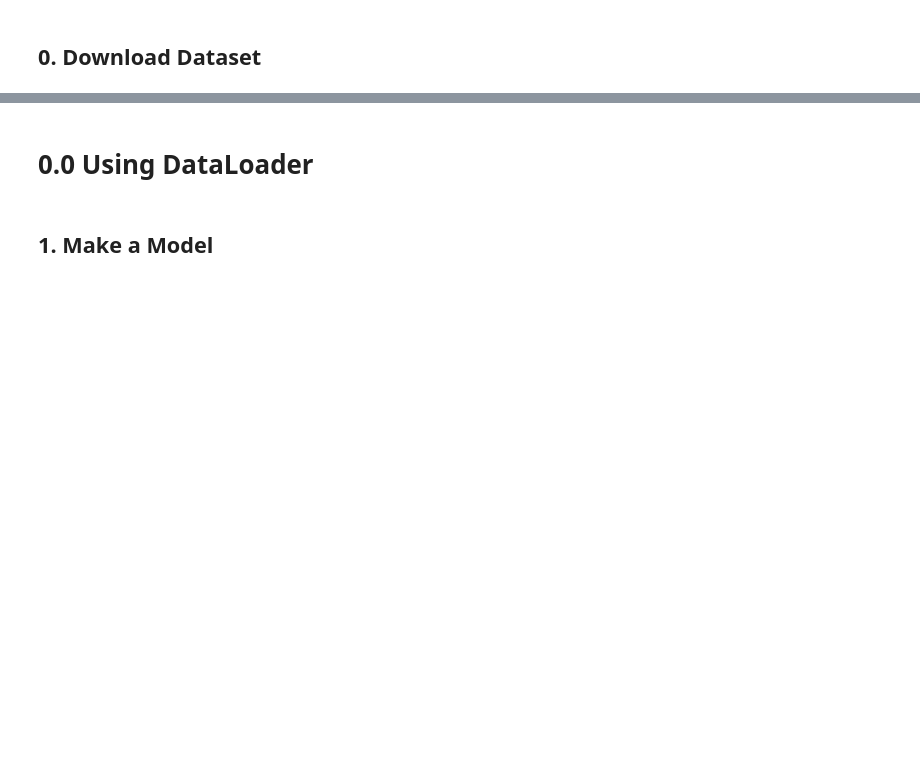
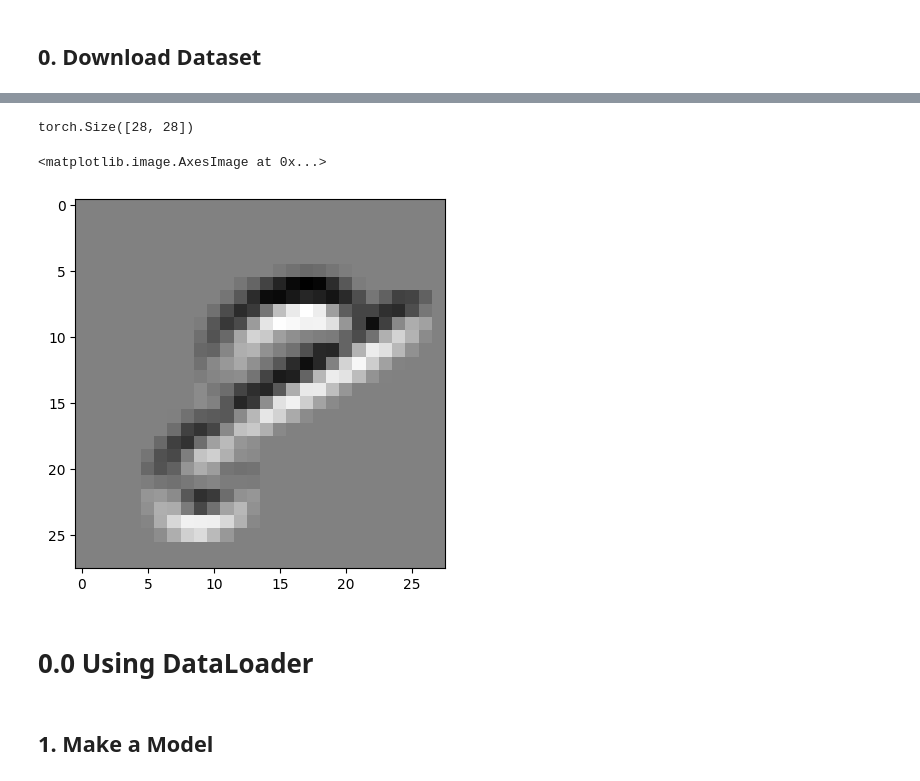
Before and after one commit to jdasam/mas1004, a Jupyter notebook: live_coding/7_cnn.ipynb, the cells around one changed output, grey strips where cells are left out. Cells and saved outputs as stored; diff of their text form; code cells hidden in the pictures; blank space fills up the shorter version.

```diff
--- a/live_coding/7_cnn.ipynb
+++ b/live_coding/7_cnn.ipynb
@@ -43,3 +85,27 @@ len(train_data)
+# %%
+# We will move our kernel throughout the image and see the result
+kernel_size = 3
+
+total_outputs = []
+img = padded_img
+for h in range(img.shape[0] - (kernel_size -1) ):
+  row_output = []
+  for w in range(img.shape[1] - (kernel_size -1) ):
+    sliced_img = img[h:h+3, w:w+3]
+    convolution_output = (sliced_img * custom_kernel).sum().item()
+    # print(convolution_output)
+    row_output.append(convolution_output)
+  # print(row_output)
+  total_outputs.append(row_output)
+total_outputs = torch.tensor(total_outputs)
+total_outputs.shape
+# %% [output]
+torch.Size([28, 28])
+# %%
+plt.imshow(total_outputs)
+# %% [output]
+<matplotlib.image.AxesImage at 0x...>
+[figure, added]
 # %% [markdown]
 # 0.0 Using DataLoader
 # %%
```
Also changed, not shown: parts of 6 cells of this notebook.
